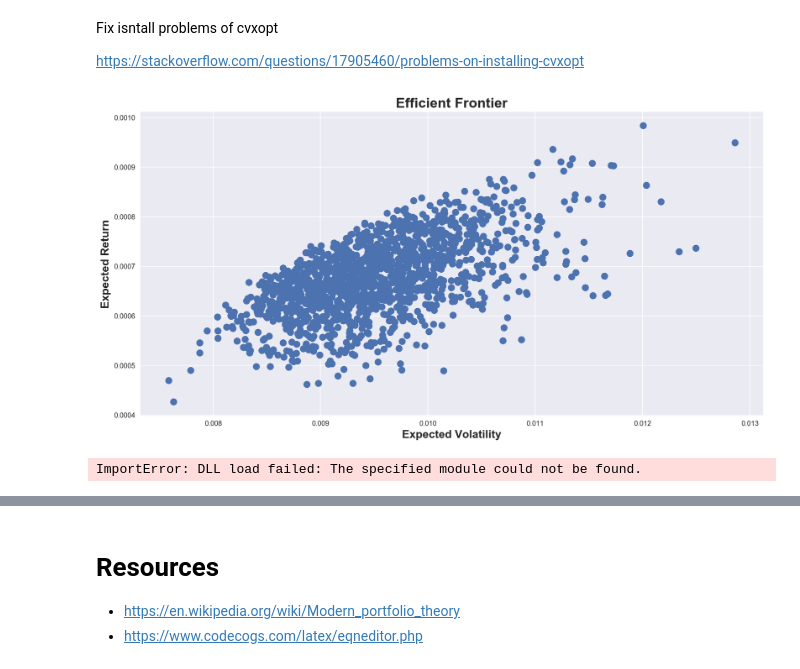
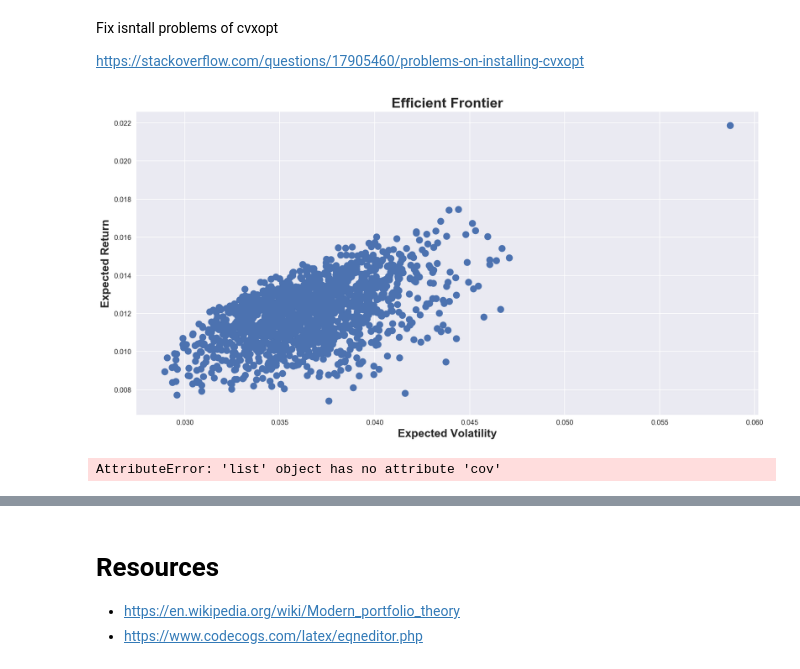
Before and after one commit to dacatay/quant-finance, a Jupyter notebook: 01_Quantitative_Finance_Basics.ipynb, the cells around one changed output, grey strips where cells are left out. Saved outputs shown, nothing was run; the diff lists cells and outputs as text; code cells hidden in the pictures.

```diff
--- a/01_Quantitative_Finance_Basics.ipynb
+++ b/01_Quantitative_Finance_Basics.ipynb
@@ -177,16 +179,16 @@ def create_portfolio_weights(n_assets):
     w = np.random.rand(n_assets)
     return w/w.sum()
 
-def initial_portfolio(monthly_returns):
+def initial_portfolio(returns):
 
-    cov_matrix = np.matrix(monthly_returns.cov())
-    expected_returns = np.matrix(monthly_returns.mean())
-    w = np.matrix(create_portfolio_weights(expected_returns.shape[1]))
+    cov_matrix = np.matrix(returns.cov())
+    expected_returns = np.matrix(returns.mean())
+    w = np.matrix(create_portfolio_weights(returns.shape[1]))
 
     mu = w.dot(expected_returns.T)
     sigma = np.sqrt(w * cov_matrix.dot(w.T))
 
-    return mu[0,0],sigma[0,0]
+    return mu[0,0], sigma[0,0]
 
 
 def plot_portfolios(returns_data, n_portfolios=1500):
@@ -199,12 +201,8 @@ def plot_portfolios(returns_data, n_portfolios=1500):
     plt.ylabel('Expected Return')
     plt.title('Efficient Frontier')
     plt.show()
-    return
+    return means, stds
 # %% [markdown]
 Fix isntall problems of cvxopt
 
 https://stackoverflow.com/questions/17905460/problems-on-installing-cvxopt
-# %%
-plot_portfolios(returns)
-# %% [output]
-[figure, removed]
@@ -213,0 +209,4 @@ sys.path.append("C:\Program Files (x86)\Python\lib\site-packages\cvxopt")
+# %%
+means, stds = plot_portfolios(monthly_returns)
+# %% [output]
+[figure, added]
@@ -213,0 +270,4 @@ sys.path.append("C:\Program Files (x86)\Python\lib\site-packages\cvxopt")
+# %%
+means, stds = plot_portfolios(returns)
+# %% [output]
+AttributeError: 'list' object has no attribute 'cov'
@@ -239,5 +301,4 @@ def frontier(monthly_returns):
     portfolio_returns = [(np.matrix(x).T * avg_ret)[0,0] for x in portfolio_weights]
     portfolio_stdvs = [np.sqrt(np.matrix(x).T * cov.T.dot(np.matrix(x)))[0,0] for x in portfolio_weights]
     return portfolio_weights, portfolio_returns, portfolio_stdvs
+w_f, mu_f, sigma_f = frontier(monthly_returns)
-# %% [output]
-ImportError: DLL load failed: The specified module could not be found.
```
Also changed, not shown: parts of 14 cells of this notebook.
